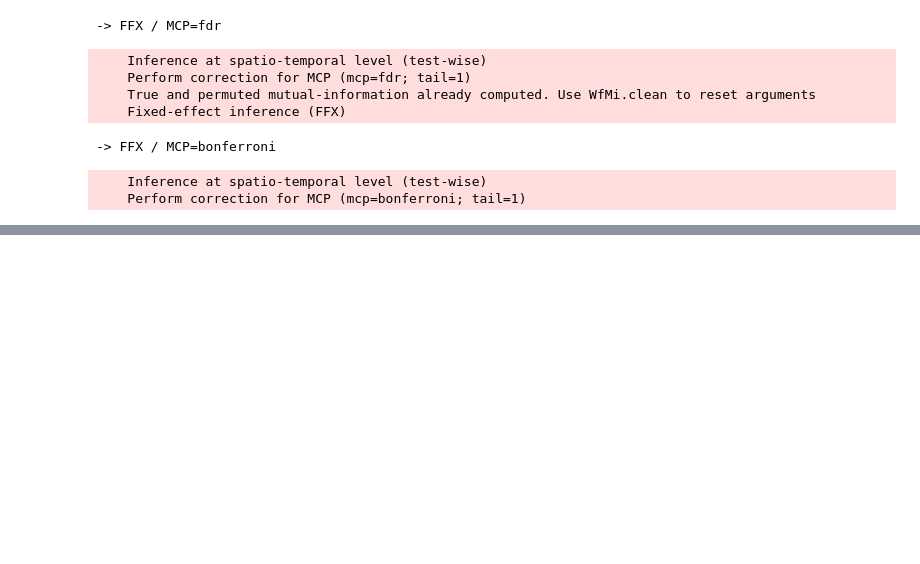
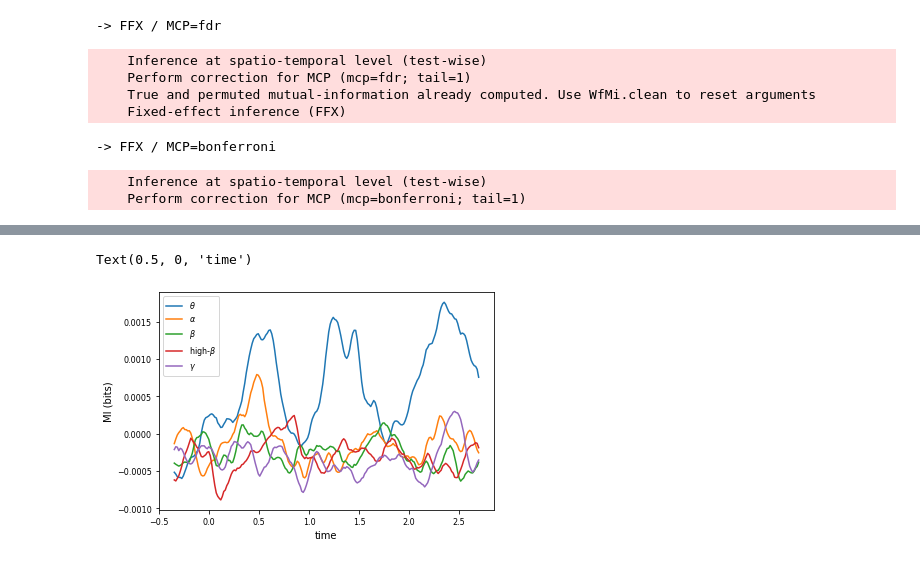
Before and after one commit to ViniciusLima94/GrayData-Analysis, a Jupyter notebook: notebooks/6.3. Stimulus encoding analysis.ipynb, the cells around one changed output, grey strips where cells are left out. Cells and saved outputs as stored; diff of their text form; code cells hidden in the pictures; blank space fills up the shorter version.

```diff
--- a/notebooks/6.3. Stimulus encoding analysis.ipynb
+++ b/notebooks/6.3. Stimulus encoding analysis.ipynb
@@ -304,5 +308,8 @@ SyntaxError: positional argument follows keyword argument (<ipython-input-280-c9
 # %%
-plt.plot(mi_c.times, np.nanmean(mi,-1).T )
+plt.plot(mi.times, np.nanmean(mi,-1).T )
 plt.legend(band_names)
 plt.ylabel("MI (bits)")
 plt.xlabel("time")
+# %% [output]
+Text(0.5, 0, 'time')
+[figure, added]
```
Also changed, not shown: parts of 2 cells of this notebook.
